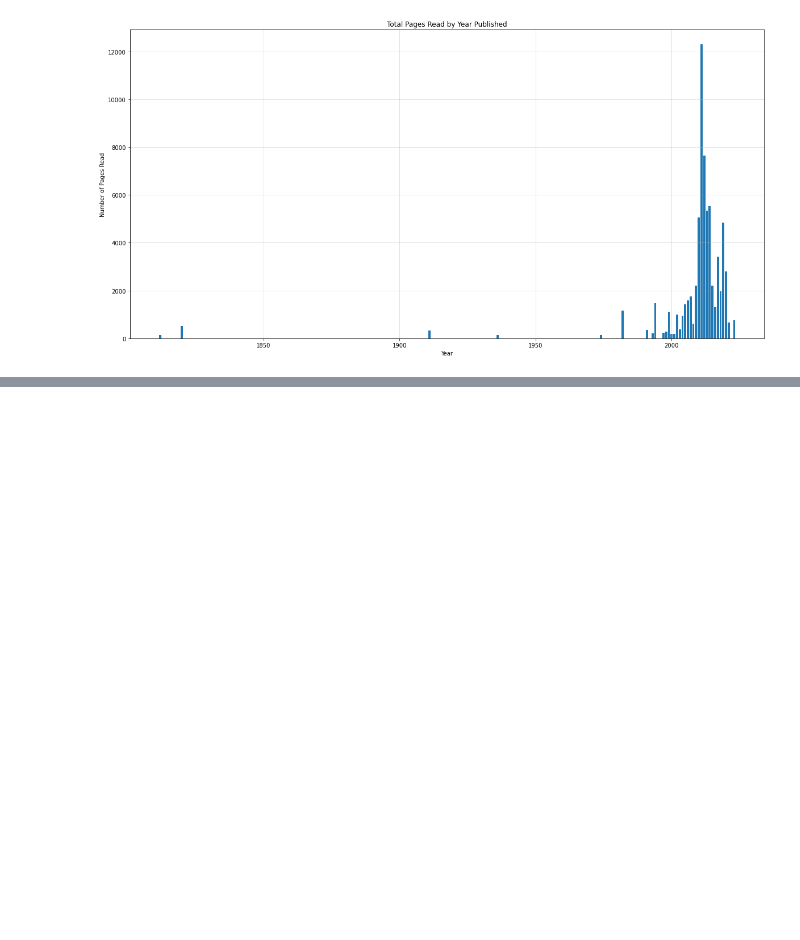
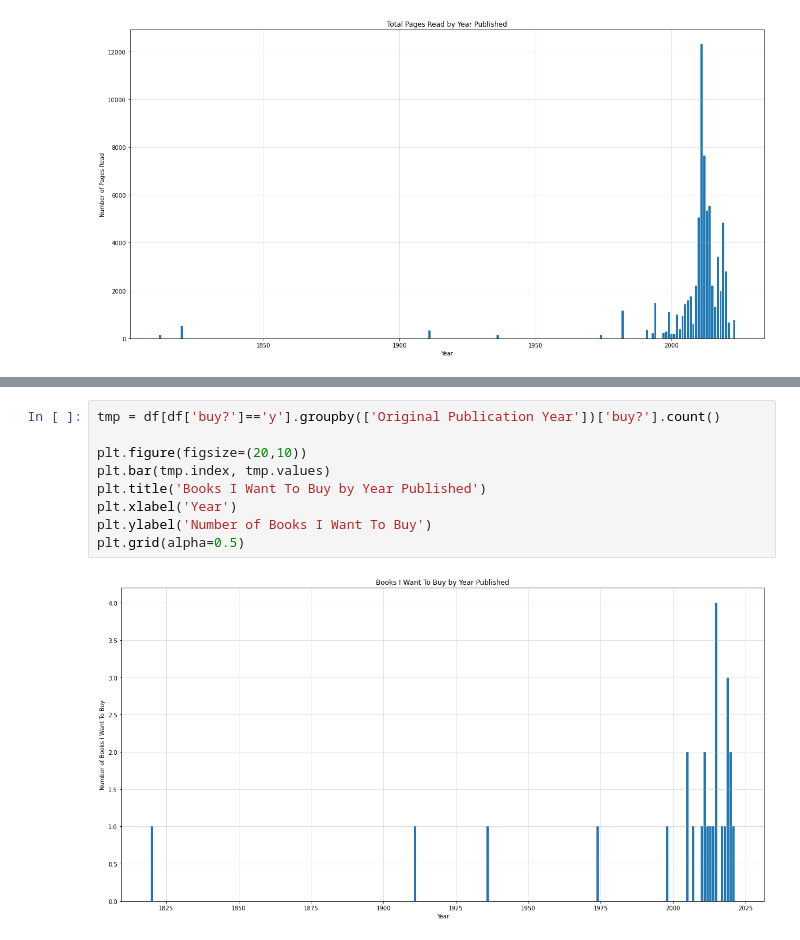
Before and after one commit to awesomecosmos/Aayushi-World-of-Books, a Jupyter notebook: data_viz.ipynb, the cells around one changed output, grey strips where cells are left out. Cells and saved outputs as stored; diff of their text form; blank space fills up the shorter version.

```diff
--- a/data_viz.ipynb
+++ b/data_viz.ipynb
@@ -112,0 +86,11 @@ TypeError: only size-1 arrays can be converted to Python scalars
+# %%
+tmp = df[df['buy?']=='y'].groupby(['Original Publication Year'])['buy?'].count()
+
+plt.figure(figsize=(20,10))
+plt.bar(tmp.index, tmp.values)
+plt.title('Books I Want To Buy by Year Published')
+plt.xlabel('Year')
+plt.ylabel('Number of Books I Want To Buy')
+plt.grid(alpha=0.5)
+# %% [output]
+[figure, added]
```
Also changed, not shown: parts of 9 cells of this notebook, 1 other file.
